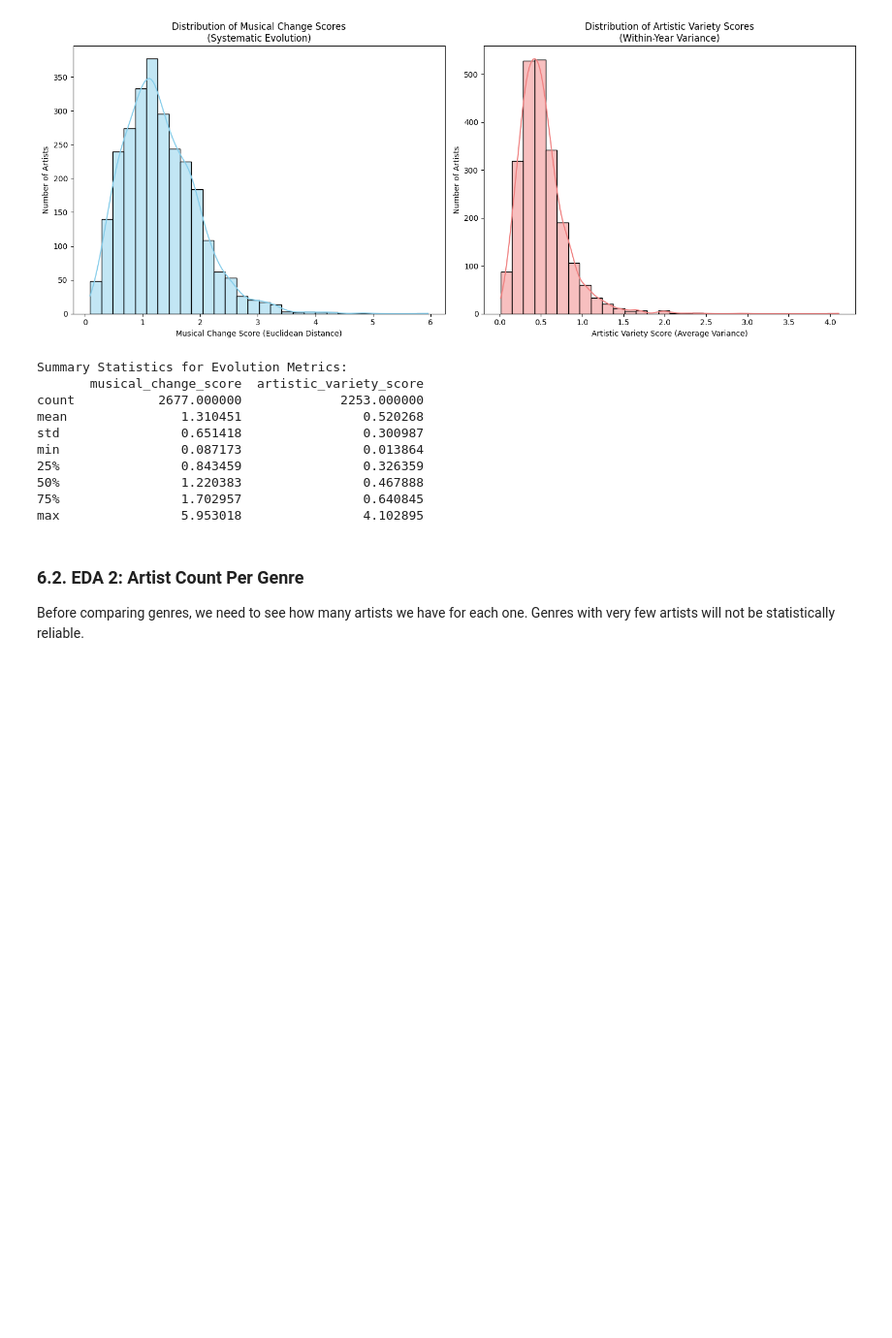
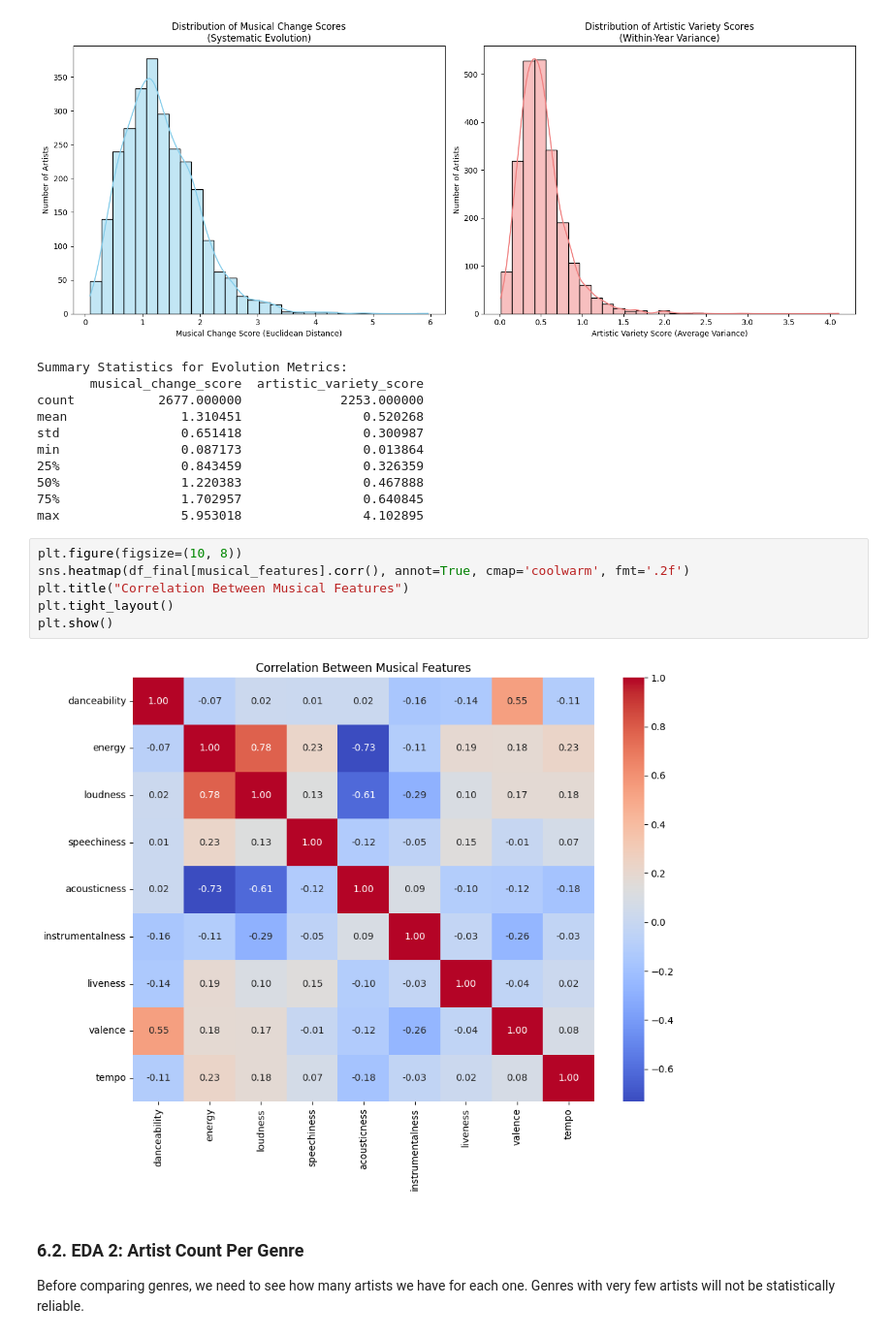
Before and after one commit to adg30/The-Sound-of-Change, a Jupyter notebook: main.ipynb, the cells around one changed output. Shown at 97% size. Drawn from its saved outputs; the diff is of its cells as text; blank space fills up the shorter version.

```diff
--- a/main.ipynb
+++ b/main.ipynb
@@ -521,6 +521,14 @@ min                0.087173                0.013864
 50%                1.220383                0.467888
 75%                1.702957                0.640845
 max                5.953018                4.102895
+# %%
+plt.figure(figsize=(10, 8))
+sns.heatmap(df_final[musical_features].corr(), annot=True, cmap='coolwarm', fmt='.2f')
+plt.title("Correlation Between Musical Features")
+plt.tight_layout()
+plt.show()
+# %% [output]
+[figure, added]
 # %% [markdown]
 ### 6.2. EDA 2: Artist Count Per Genre
 
```
Also changed, not shown: parts of 4 cells of this notebook.
